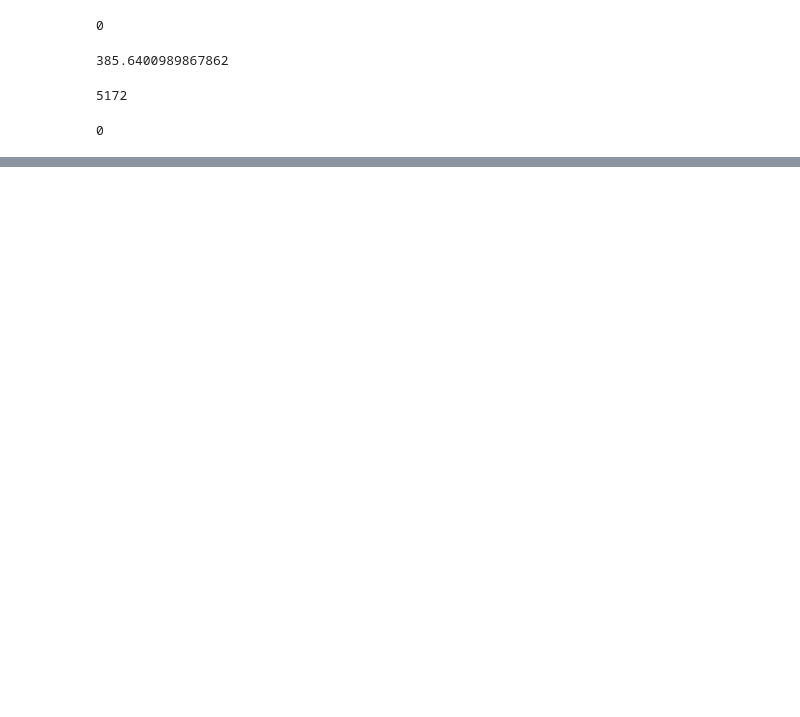
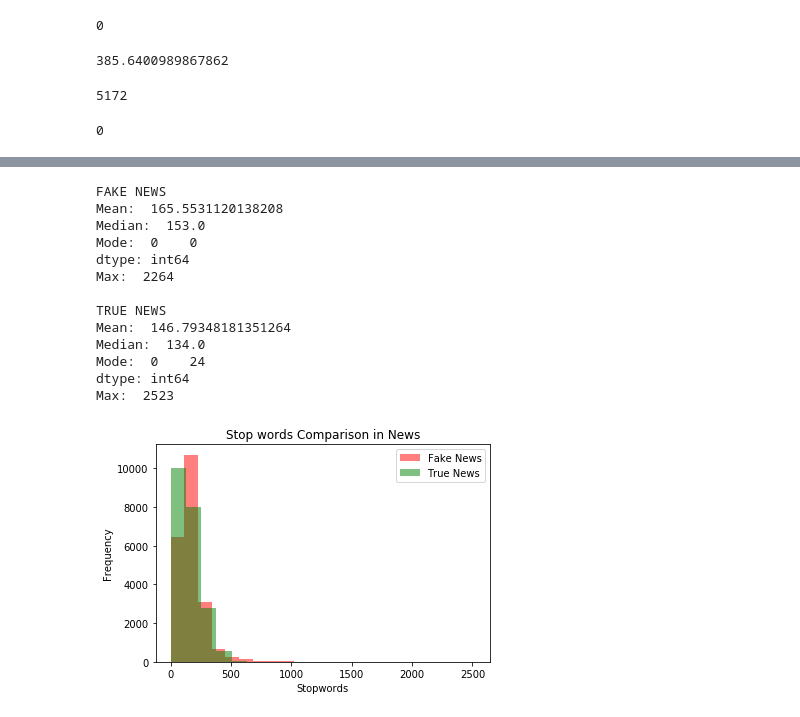
Before and after one commit to goyalavishi/Bi_Team_9, a Jupyter notebook: Avishi/WordCount.ipynb, the cells around one changed output, grey strips where cells are left out. Drawn from its saved outputs; the diff is of its cells as text; code cells hidden in the pictures; blank space fills up the shorter version.

```diff
--- a/Avishi/WordCount.ipynb
+++ b/Avishi/WordCount.ipynb
@@ -217,7 +199,9 @@ df_true['Word Count'].min()
 import nltk
 nltk.download('stopwords')
 from nltk.corpus import stopwords
-set(stopwords.words('english'))
+
+stop_words=set(stopwords.words('english'))
+len(stop_words)
 # %% [output]
 [nltk_data] Downloading package stopwords to /home/avishi/nltk_data...
 [nltk_data]   Package stopwords is already up-to-date!
@@ -241,4 +208,0 @@ set(stopwords.words('english'))
-# %%
-stopwords=[]
-for i in df_fake['title']:
-  title_count.append(len(i.split()))
@@ -244,0 +314,51 @@ for i in df_fake['title']:
+# %%
+stopwords_count=[]
+for i in df_fake['text']:
+    word_tokens = nltk.word_tokenize(i)
+    stopwords=0;
+
+    for w in word_tokens:
+        if w in stop_words:
+            stopwords+=1;
+
+    stopwords_count.append(stopwords);
+
+df_fake['Stopwords in news']=stopwords_count;
+# %%
+print("FAKE NEWS")
+print("Mean: ",df_fake['Stopwords in news'].mean())
+print("Median: ",df_fake['Stopwords in news'].median())
+print("Mode: ",df_fake['Stopwords in news'].mode())
+print("Max: ",df_fake['Stopwords in news'].max())
+print("")
+print("TRUE NEWS")
+print("Mean: ",df_true['Stopwords in news'].mean())
+print("Median: ",df_true['Stopwords in news'].median())
+print("Mode: ",df_true['Stopwords in news'].mode())
+print("Max: ",df_true['Stopwords in news'].max())
+
+bins = 20
+#fig, ax = plt.subplots(1,2)
+plt.hist(df_fake['Stopwords in news'], bins, alpha = 0.5, color = 'r',label='Fake News')
+plt.hist(df_true['Stopwords in news'], bins, alpha = 0.5, color = 'g',label='True News')
+#fig.tight_layout(pad=1.0)
+plt.title('Stop words Comparison in News')
+plt.xlabel('Stopwords')
+plt.ylabel('Frequency')
+plt.legend()
+plt.show()
+# %% [output]
+FAKE NEWS
+Mean:  165.5531120138208
+Median:  153.0
+Mode:  0    0
+dtype: int64
+Max:  2264
+
+TRUE NEWS
+Mean:  146.79348181351264
+Median:  134.0
+Mode:  0    24
+dtype: int64
+Max:  2523
+[figure, added]
```
Also changed, not shown: parts of 15 cells of this notebook, 1 other file.
